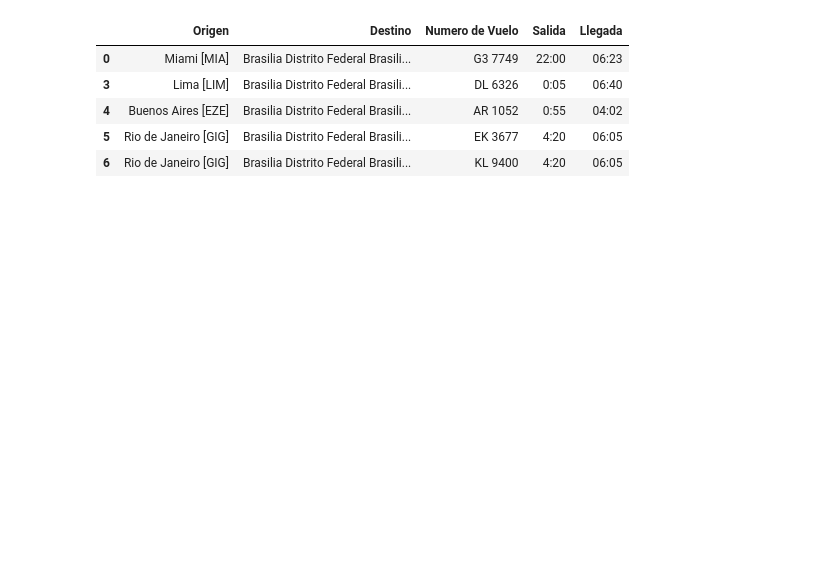
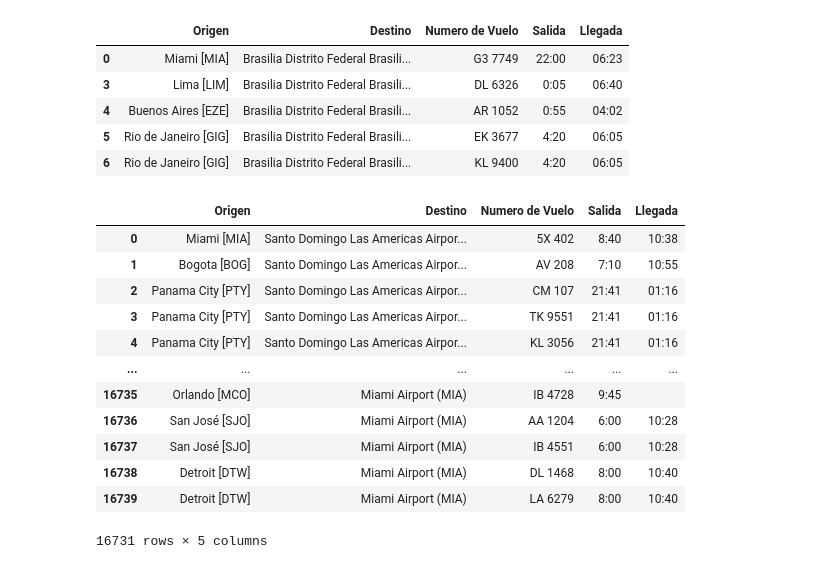
Before and after one commit to ManriCamachoP/AeropuertoDB, a Jupyter notebook: src/Web Scraping para la Recopilación de Datos de Aeropuertos en América.ipynb, the cells around one changed output. Saved outputs shown, nothing was run; the diff lists cells and outputs as text; code cells hidden in the pictures; blank space fills up the shorter version.

```diff
--- a/src/Web Scraping para la Recopilación de Datos de Aeropuertos en América.ipynb
+++ b/src/Web Scraping para la Recopilación de Datos de Aeropuertos en América.ipynb
@@ -62,7 +62,6 @@ aeropuertos_links = ["arrivals/ord/airport-chicago-o'hare","departures/ord/airpo
                     "arrivals/tza/airport-belize-city-municipal","departures/tza/airport-belize-city-municipal", #Belize
                     "arrivals/cap/airport-cap-haitien-cap-haitien", "departures/cap/airport-cap-haitien-cap-haitien", #Haití
                     "arrivals/mvd/airport-montevideo-carrasco", "departures/mvd/airport-montevideo-carrasco", #Uruguay
-                    "arrivals/pse/airport-ponce-mercedita", "departures/pse/airport-ponce-mercedita", #Puerto Rico
                     "arrivals/sju/airport-san-juan-luis-munoz-marin","departures/sju/airport-san-juan-luis-munoz-marin", #Puerto Rico
                     "arrivals/sdq/airport-santo-domingo-las-americas", "departures/sdq/airport-santo-domingo-las-americas", #Dominicana
                     "arrivals/mga/airport-managua", "departures/mga/airport-managua", #Nicaragua
@@ -73,18 +72,12 @@ aeropuertos_links = ["arrivals/ord/airport-chicago-o'hare","departures/ord/airpo
                     "arrivals/mex/airport-mexico-city-benito-juarez","departures/mex/airport-mexico-city-benito-juarez", #Mexico
                     "arrivals/jfk/airport-new-york-john-f.-kennedy","departures/jfk/airport-new-york-john-f.-kennedy", #NY,USA
                     "arrivals/eoh/airport-medellin-enrique-olaya-herrera","arrivals/eoh/airport-medellin-enrique-olaya-herrera", #Medellin, Colombia
-                    "arrivals/srs/airport-san-marcos-cartagena","departures/srs/airport-san-marcos-cartagena",#Cartagena, Colombia
                     "arrivals/scl/airport-santiago-comodoro-arturo-merino-benitez","departures/scl/airport-santiago-comodoro-arturo-merino-benitez",#Santiago, Chile
                     "arrivals/dfw/airport-dallas-fort-worth","departures/dfw/airport-dallas-fort-worth", #Dallas,USA
                     "arrivals/sfo/airport-san-francisco","departures/sfo/airport-san-francisco", #San Francisco, USA
                     "arrivals/clt/airport-charlotte-douglas","departures/clt/airport-charlotte-douglas", #Charlotte, USA
                     "arrivals/phx/airport-phoenix-sky-harbor", "departures/phx/airport-phoenix-sky-harbor", #Phoenix, USA
-                    "arrivals/mia/airport-miami", "departures/mia/airport-miami", #Miami, USA
-                    "arrivals/phl/airport-new-philadelphia-philadelphia", "departures/phl/airport-new-philadelphia-philadelphia", #Philadelphia, USA
-                    "arrivals/yvr/airport-richmond-vancouver", "departures/yvr/airport-richmond-vancouver", #Vancouver, Canadá
-                    "arrivals/cun/airport-cancun", "departures/cun/airport-cancun", #Cancún, México
-                    "arrivals/yyz/airport-toronto-pearson","departures/yyz/airport-toronto-pearson",#Toronto, Canadá
-                    "arrivals/bsb/airport-brasilia-distrito-federal-brasilia", "departures/bsb/airport-brasilia-distrito-federal-brasilia" #Brasilia, Brazil
+                    "arrivals/mia/airport-miami", "departures/mia/airport-miami" #Miami, USA
                     ]
 # %%
 def airport_basic(extension): #Nos dara la información general del aeropuerto
@@ -390,3 +385,19 @@ arrivos.head()
 #Exportamos la Base de Vuelos a formato CSV
 
 arrivos.to_csv("arrivos.csv")
+# %%
+arrivos
+# %% [output]
+|  | Origen | Destino | Numero de Vuelo | Salida | Llegada |
+| 0 | Miami [MIA] | Santo Domingo Las Americas Airpor... | 5X 402 | 8:40 | 10:38 |
+| 1 | Bogota [BOG] | Santo Domingo Las Americas Airpor... | AV 208 | 7:10 | 10:55 |
+| 2 | Panama City [PTY] | Santo Domingo Las Americas Airpor... | CM 107 | 21:41 | 01:16 |
+| 3 | Panama City [PTY] | Santo Domingo Las Americas Airpor... | TK 9551 | 21:41 | 01:16 |
+| 4 | Panama City [PTY] | Santo Domingo Las Americas Airpor... | KL 3056 | 21:41 | 01:16 |
+| ... | ... | ... | ... | ... | ... |
+| 16735 | Orlando [MCO] | Miami Airport (MIA) | IB 4728 | 9:45 |  |
+| 16736 | San José [SJO] | Miami Airport (MIA) | AA 1204 | 6:00 | 10:28 |
+| 16737 | San José [SJO] | Miami Airport (MIA) | IB 4551 | 6:00 | 10:28 |
+| 16738 | Detroit [DTW] | Miami Airport (MIA) | DL 1468 | 8:00 | 10:40 |
+| 16739 | Detroit [DTW] | Miami Airport (MIA) | LA 6279 | 8:00 | 10:40 |
+16731 rows × 5 columns
```
Also changed, not shown: parts of 1 cell of this notebook, 2 other files.
